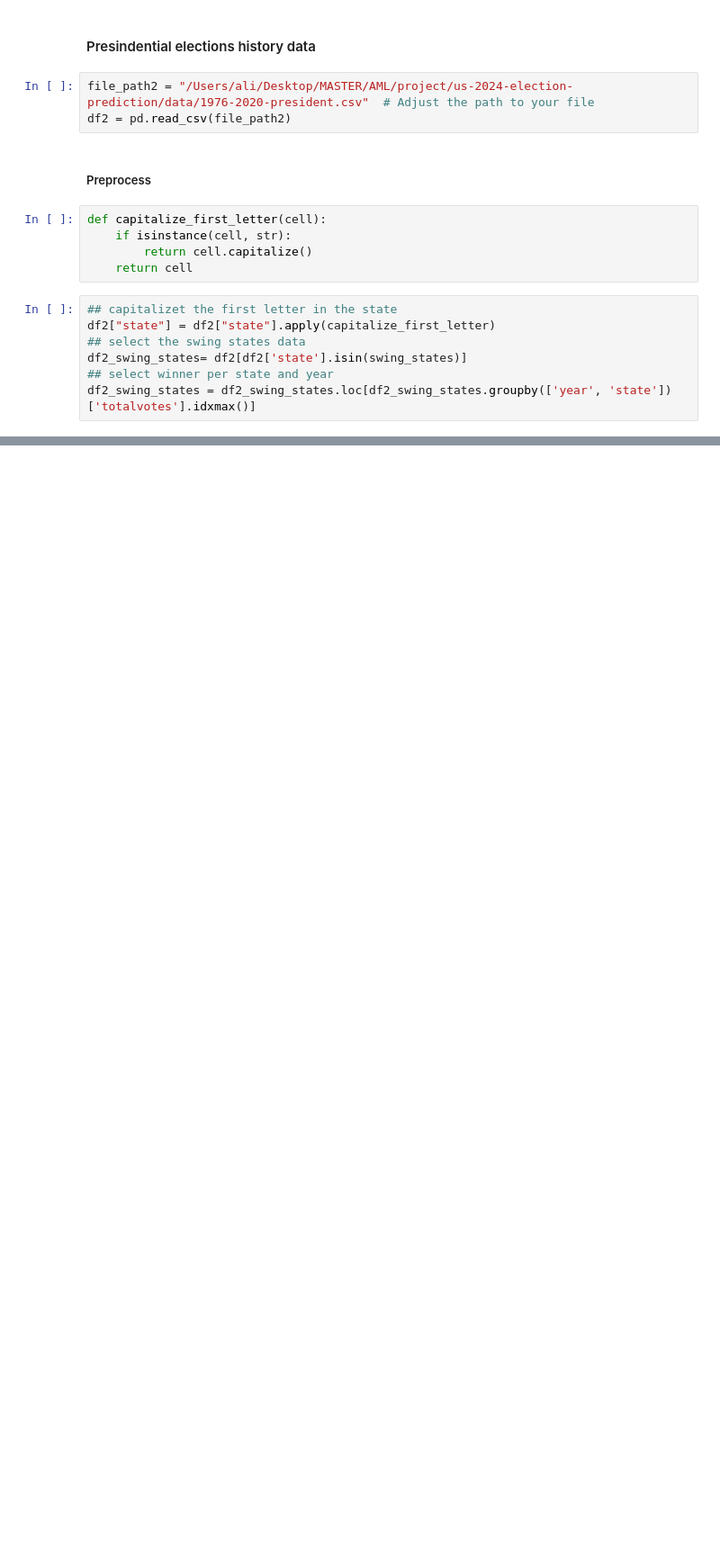
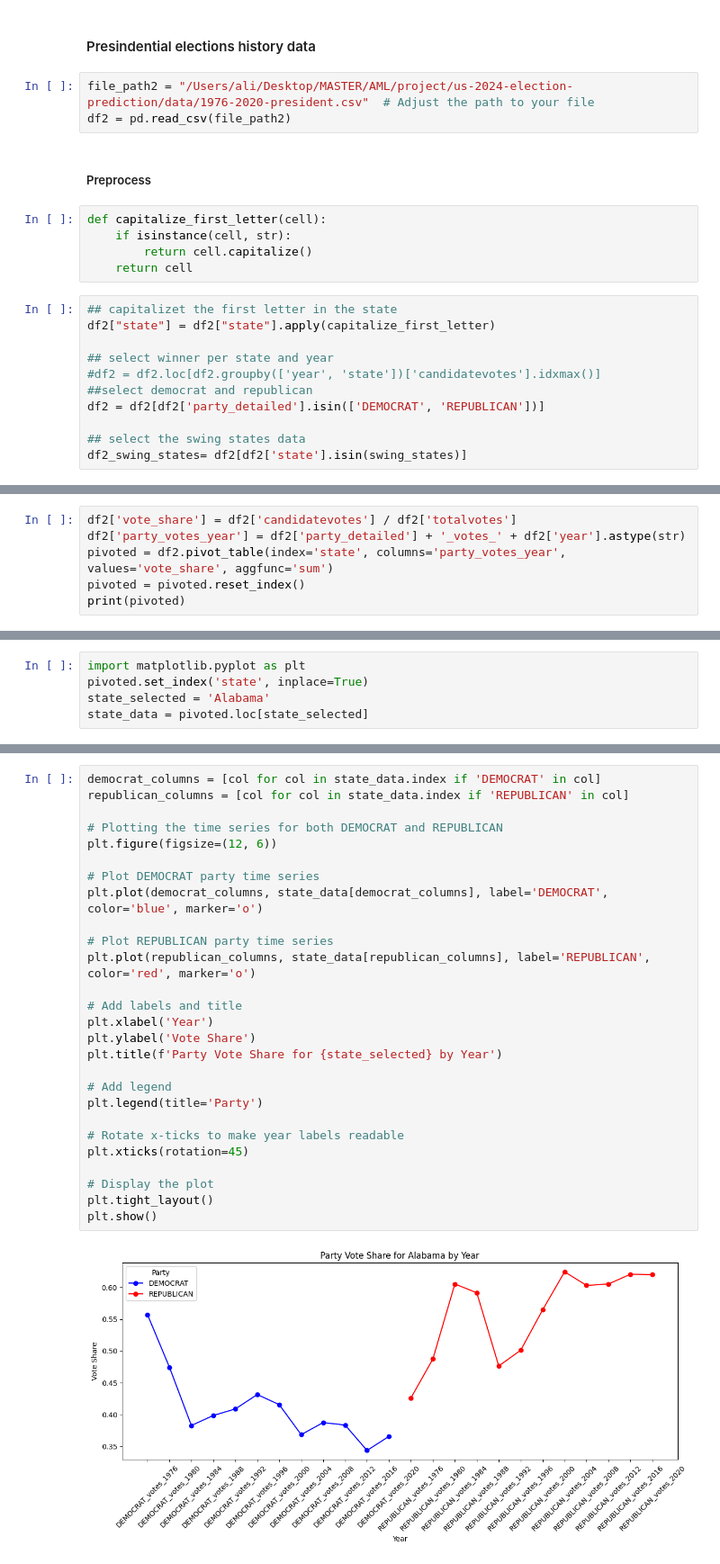
Before and after one commit to aliciachimeno/us-2024-election-prediction, a Jupyter notebook: scr/data_exploration.ipynb, the cells around one changed output, grey strips where cells are left out. Shown: that part at 90% size. Saved outputs shown, nothing was run; the diff lists cells and outputs as text; blank space fills up the shorter version.

Commit message:
data exploration

```diff
--- a/scr/data_exploration.ipynb
+++ b/scr/data_exploration.ipynb
@@ -53,7 +60,11 @@ def capitalize_first_letter(cell):
 # %%
 ## capitalizet the first letter in the state
 df2["state"] = df2["state"].apply(capitalize_first_letter)
+
+## select winner per state and year
+#df2 = df2.loc[df2.groupby(['year', 'state'])['candidatevotes'].idxmax()]
+##select democrat and republican
+df2 = df2[df2['party_detailed'].isin(['DEMOCRAT', 'REPUBLICAN'])]
+
 ## select the swing states data
 df2_swing_states= df2[df2['state'].isin(swing_states)]
-## select winner per state and year
-df2_swing_states = df2_swing_states.loc[df2_swing_states.groupby(['year', 'state'])['totalvotes'].idxmax()]
@@ -75,0 +87,6 @@ df2_swing_states
+# %%
+df2['vote_share'] = df2['candidatevotes'] / df2['totalvotes']
+df2['party_votes_year'] = df2['party_detailed'] + '_votes_' + df2['year'].astype(str)
+pivoted = df2.pivot_table(index='state', columns='party_votes_year', values='vote_share', aggfunc='sum')
+pivoted = pivoted.reset_index()
+print(pivoted)
@@ -75,0 +123,5 @@ df2_swing_states
+# %%
+import matplotlib.pyplot as plt
+pivoted.set_index('state', inplace=True)
+state_selected = 'Alabama'
+state_data = pivoted.loc[state_selected]
@@ -75,0 +148,29 @@ df2_swing_states
+# %%
+democrat_columns = [col for col in state_data.index if 'DEMOCRAT' in col]
+republican_columns = [col for col in state_data.index if 'REPUBLICAN' in col]
+
+# Plotting the time series for both DEMOCRAT and REPUBLICAN
+plt.figure(figsize=(12, 6))
+
+# Plot DEMOCRAT party time series
+plt.plot(democrat_columns, state_data[democrat_columns], label='DEMOCRAT', color='blue', marker='o')
+
+# Plot REPUBLICAN party time series
+plt.plot(republican_columns, state_data[republican_columns], label='REPUBLICAN', color='red', marker='o')
+
+# Add labels and title
+plt.xlabel('Year')
+plt.ylabel('Vote Share')
+plt.title(f'Party Vote Share for {state_selected} by Year')
+
+# Add legend
+plt.legend(title='Party')
+
+# Rotate x-ticks to make year labels readable
+plt.xticks(rotation=45)
+
+# Display the plot
+plt.tight_layout()
+plt.show()
+# %% [output]
+[figure, added]
```
Also changed, not shown: parts of 15 cells of this notebook, 1 other file.
